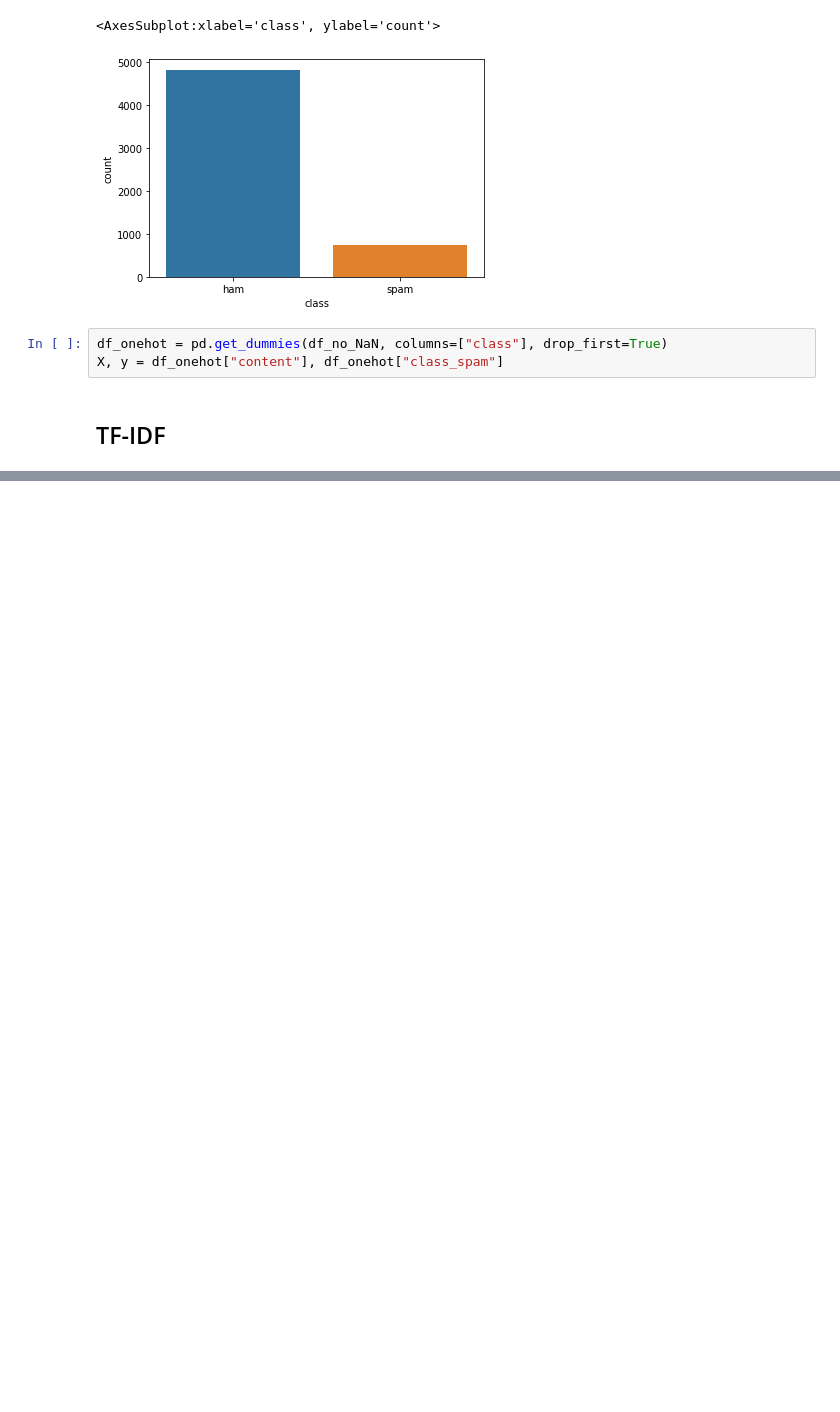
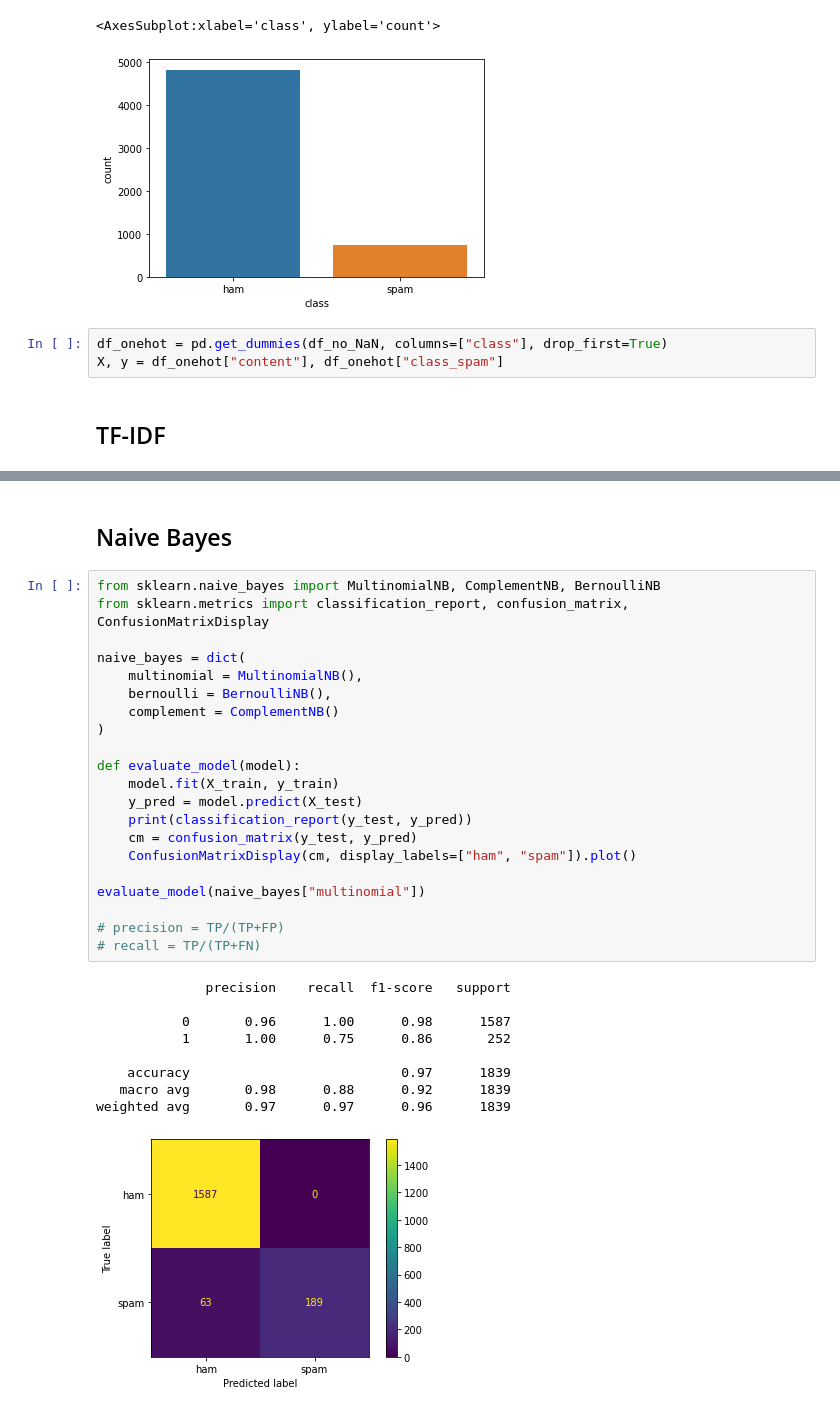
Before and after one commit to kokchun/Maskininlarning-AI21, a Jupyter notebook: Lectures/Code-along/Lec11-Naive_Bayes.ipynb, the cells around one changed output, grey strips where cells are left out. Saved outputs shown, nothing was run; the diff lists cells and outputs as text; blank space fills up the shorter version.

Commit message:
code along naive bayes and majority vote

```diff
--- a/Lectures/Code-along/Lec11-Naive_Bayes.ipynb
+++ b/Lectures/Code-along/Lec11-Naive_Bayes.ipynb
@@ -67,0 +85,33 @@ Name: content, Length: 5572, dtype: object
+# %% [markdown]
+## Naive Bayes
+# %%
+from sklearn.naive_bayes import MultinomialNB, ComplementNB, BernoulliNB
+from sklearn.metrics import classification_report, confusion_matrix, ConfusionMatrixDisplay
+
+naive_bayes = dict(
+    multinomial = MultinomialNB(),
+    bernoulli = BernoulliNB(),
+    complement = ComplementNB()
+)
+
+def evaluate_model(model):
+    model.fit(X_train, y_train)
+    y_pred = model.predict(X_test)
+    print(classification_report(y_test, y_pred))
+    cm = confusion_matrix(y_test, y_pred)
+    ConfusionMatrixDisplay(cm, display_labels=["ham", "spam"]).plot()
+
+evaluate_model(naive_bayes["multinomial"])
+
+# precision = TP/(TP+FP)
+# recall = TP/(TP+FN)
+# %% [output]
+              precision    recall  f1-score   support
+
+           0       0.96      1.00      0.98      1587
+           1       1.00      0.75      0.86       252
+
+    accuracy                           0.97      1839
+   macro avg       0.98      0.88      0.92      1839
+weighted avg       0.97      0.97      0.96      1839
+[figure, added]
```
Also changed, not shown: parts of 16 cells of this notebook.
